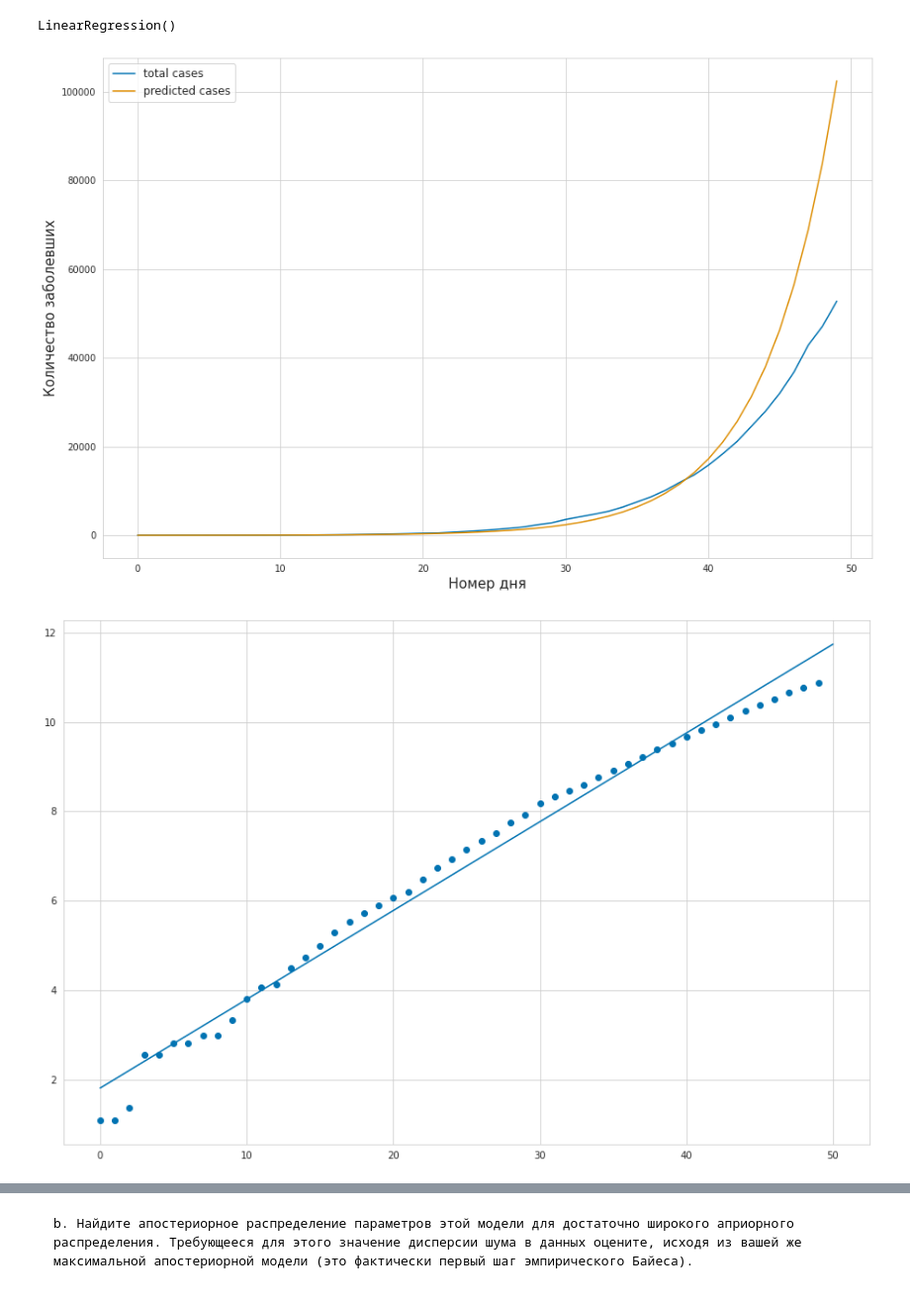
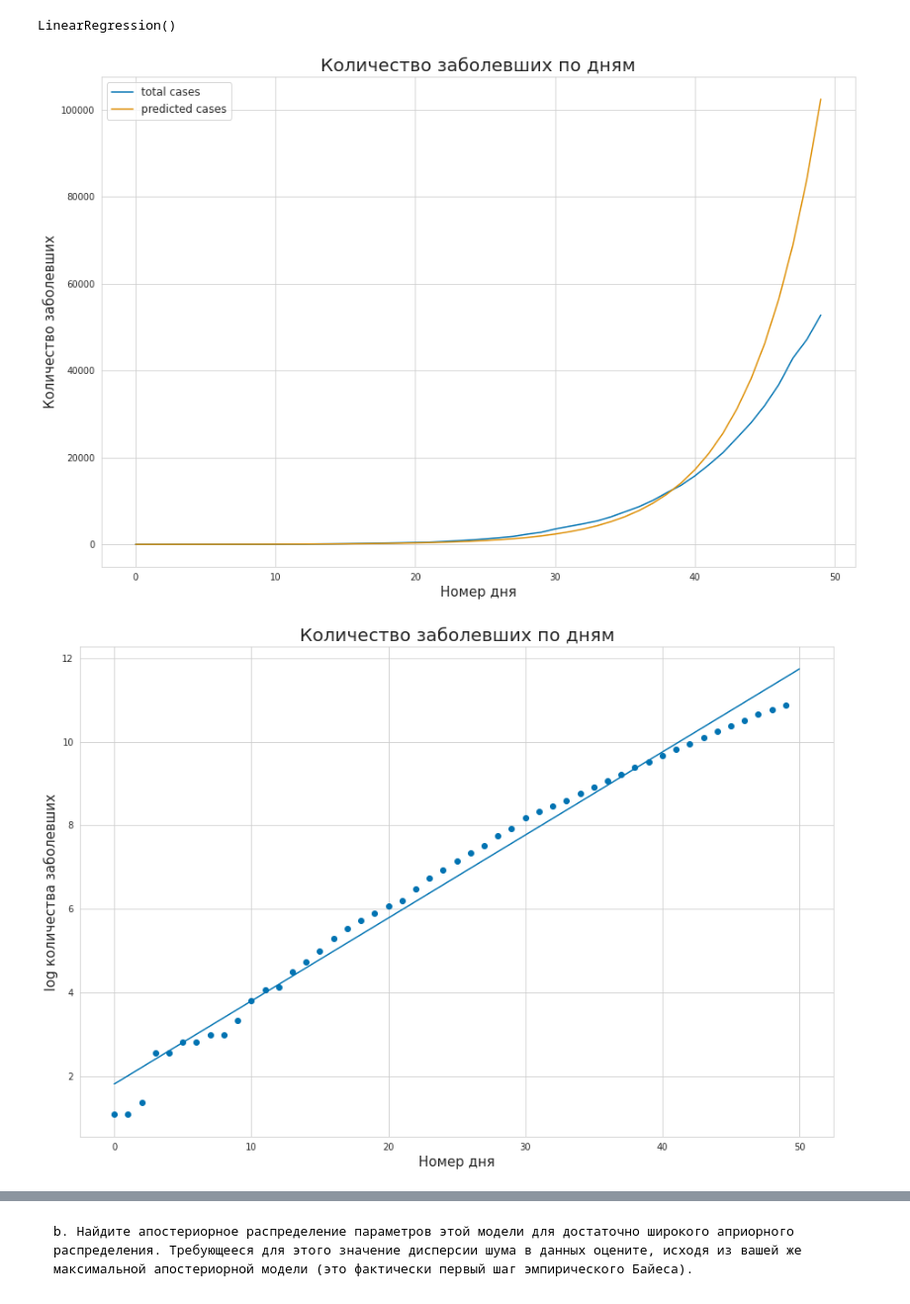
Before and after one commit to dkulemin/MADE_adv_ml, a Jupyter notebook: HW_1/homework_1.ipynb, the cells around one changed output, grey strips where cells are left out. Shown at 99% size. Saved outputs shown, nothing was run; the diff lists cells and outputs as text; code cells hidden in the pictures.

```diff
--- a/HW_1/homework_1.ipynb
+++ b/HW_1/homework_1.ipynb
@@ -142,18 +151,22 @@ plt.figure(figsize=(15, 10))
 plt.plot(X, train['total_cases'], label='total cases')
 plt.plot(X, np.exp(exp_model.predict(X)), label='predicted cases')
 plt.legend(loc="upper left", fontsize=12.0)
+plt.title('Количество заболевших по дням', fontsize=20.0)
 plt.xlabel('Номер дня', fontsize=15.0)
 plt.ylabel('Количество заболевших', fontsize=15.0)
 plt.show()
 # %% [output]
-[figure, old version]
+[figure, new version]
 # %%
-xx = np.linspace(0, 50, 1000)
+xx = np.linspace(0, 50, 100)
 
 plt.figure(figsize=(15, 10))
 plt.plot(xx, exp_model.predict(xx.reshape(-1, 1)))
 plt.scatter(np.arange(0, 50).reshape(-1, 1), y)
+plt.title('Количество заболевших по дням', fontsize=20.0)
+plt.xlabel('Номер дня', fontsize=15.0)
+plt.ylabel('log количества заболевших', fontsize=15.0)
 plt.show()
 # %% [output]
-[figure, old version]
+[figure, new version]
 # %%
```
Also changed, not shown: parts of 42 cells of this notebook.
